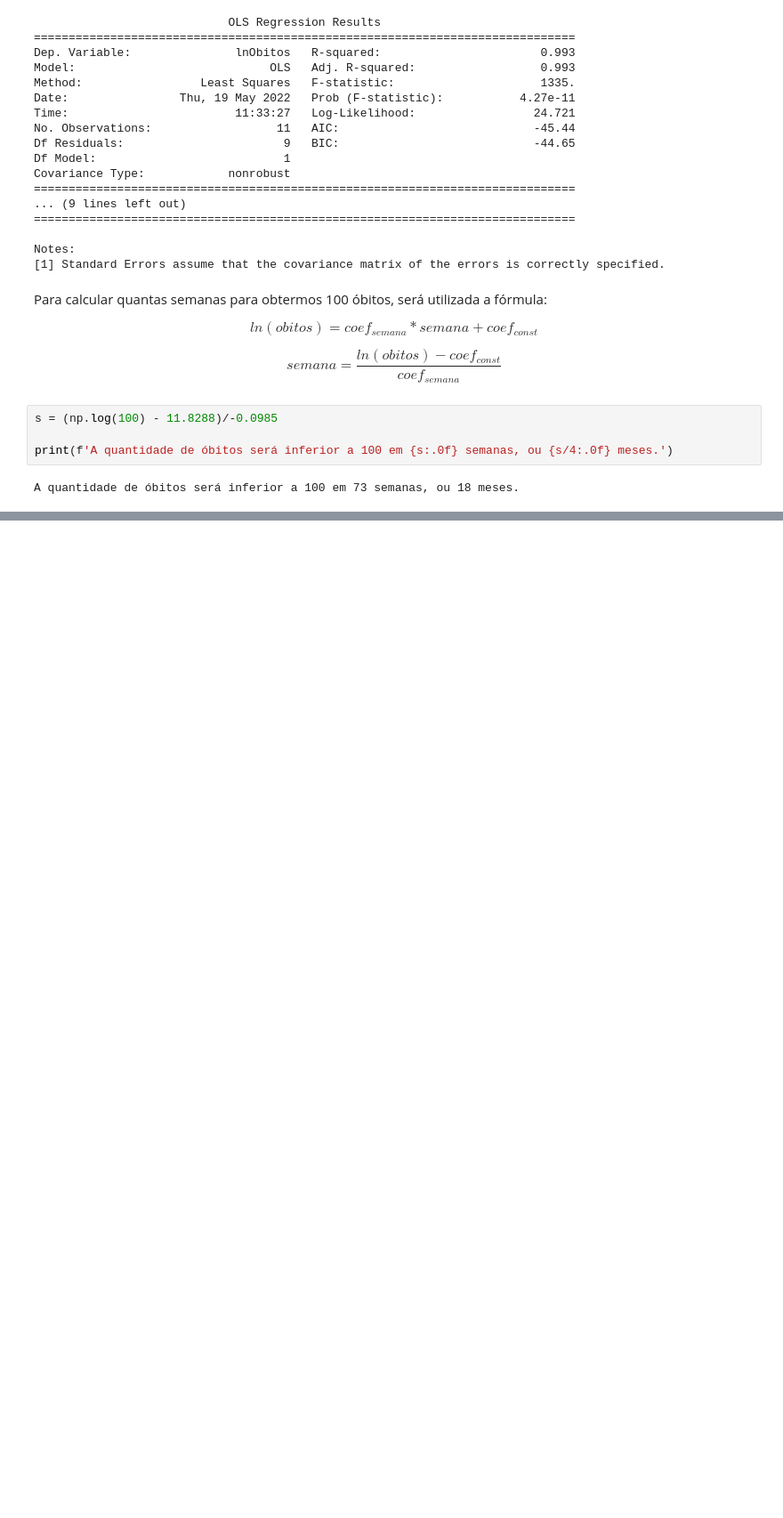
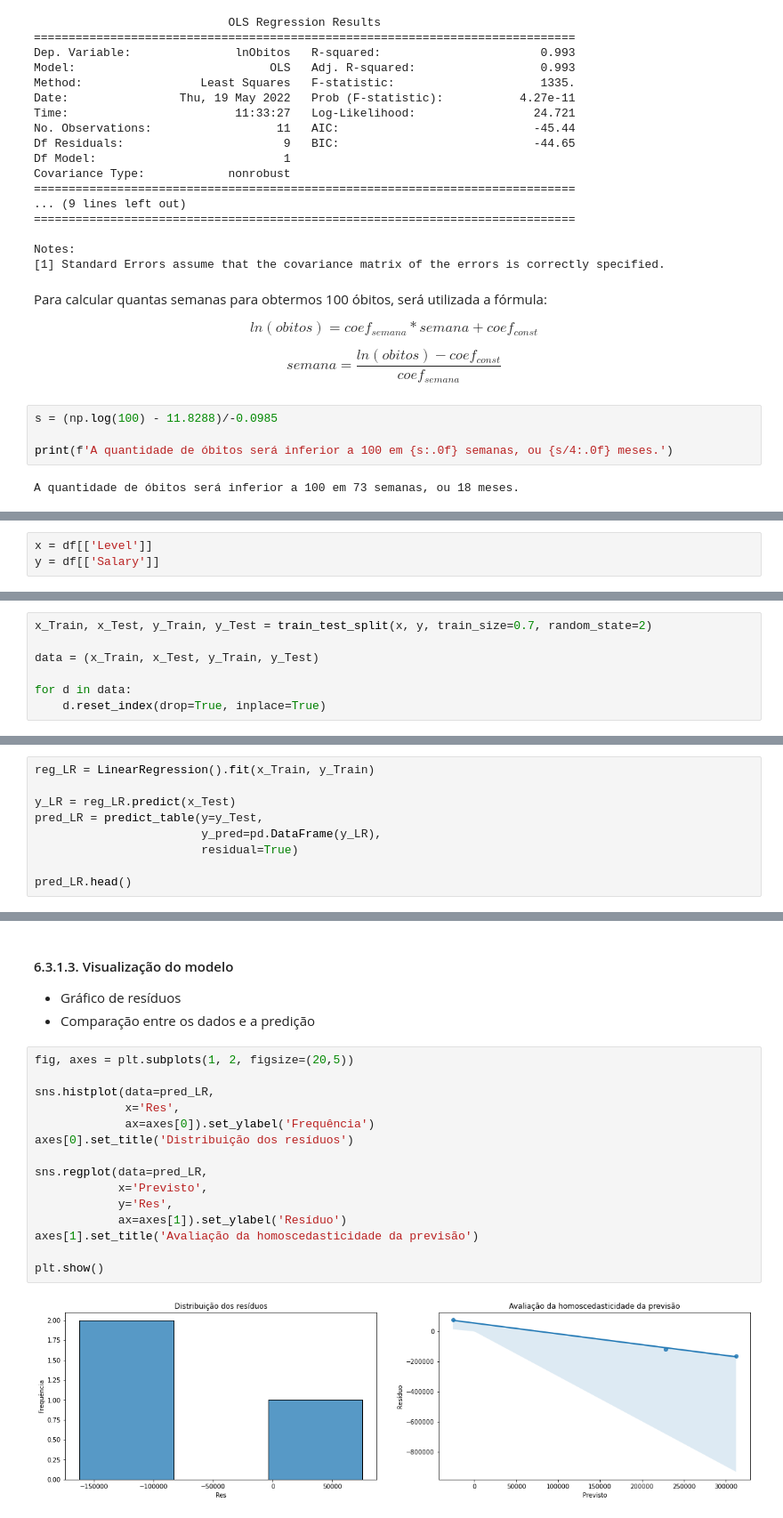
Before and after one commit to bruna-calistrate/Regression-SupervisedModels-Course, a Jupyter notebook: Exercícios.ipynb, the cells around one changed output, grey strips where cells are left out. Shown at 89% size. Drawn from its saved outputs; the diff is of its cells as text; blank space fills up the shorter version.

```diff
--- a/Exercícios.ipynb
+++ b/Exercícios.ipynb
@@ -1437,0 +1487,3 @@ A quantidade de óbitos será inferior a 100 em 73 semanas, ou 18 meses.
+# %%
+x = df[['Level']]
+y = df[['Salary']]
@@ -1437,0 +1492,7 @@ A quantidade de óbitos será inferior a 100 em 73 semanas, ou 18 meses.
+# %%
+x_Train, x_Test, y_Train, y_Test = train_test_split(x, y, train_size=0.7, random_state=2)
+
+data = (x_Train, x_Test, y_Train, y_Test)
+
+for d in data:
+    d.reset_index(drop=True, inplace=True)
@@ -1437,0 +1510,9 @@ A quantidade de óbitos será inferior a 100 em 73 semanas, ou 18 meses.
+# %%
+reg_LR = LinearRegression().fit(x_Train, y_Train)
+
+y_LR = reg_LR.predict(x_Test)
+pred_LR = predict_table(y=y_Test,
+                        y_pred=pd.DataFrame(y_LR),
+                        residual=True)
+
+pred_LR.head()
@@ -1437,0 +1532,21 @@ A quantidade de óbitos será inferior a 100 em 73 semanas, ou 18 meses.
+# %% [markdown]
+#### 6.3.1.3. Visualização do modelo
+* Gráfico de resíduos
+* Comparação entre os dados e a predição
+# %%
+fig, axes = plt.subplots(1, 2, figsize=(20,5))
+
+sns.histplot(data=pred_LR,
+             x='Res',
+             ax=axes[0]).set_ylabel('Frequência')
+axes[0].set_title('Distribuição dos resíduos')
+
+sns.regplot(data=pred_LR,
+            x='Previsto',
+            y='Res',
+            ax=axes[1]).set_ylabel('Resíduo')
+axes[1].set_title('Avaliação da homoscedasticidade da previsão')
+
+plt.show()
+# %% [output]
+[figure, added]
```
Also changed, not shown: parts of 46 cells of this notebook, 1 other file.
